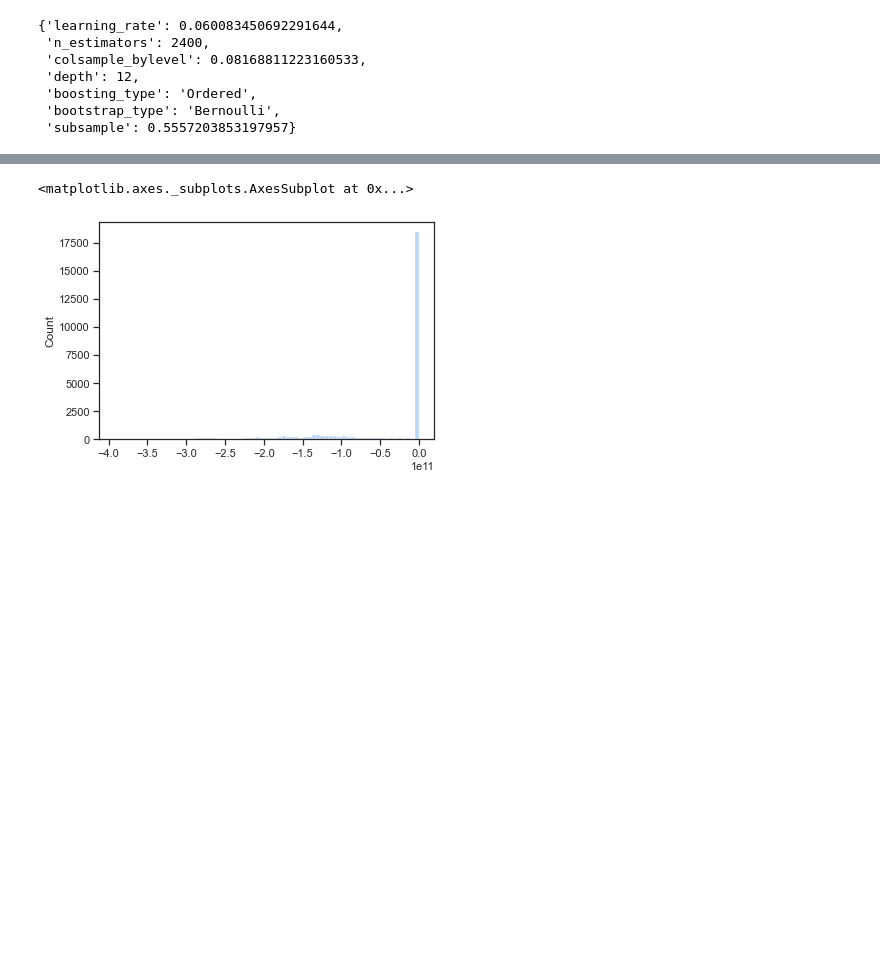
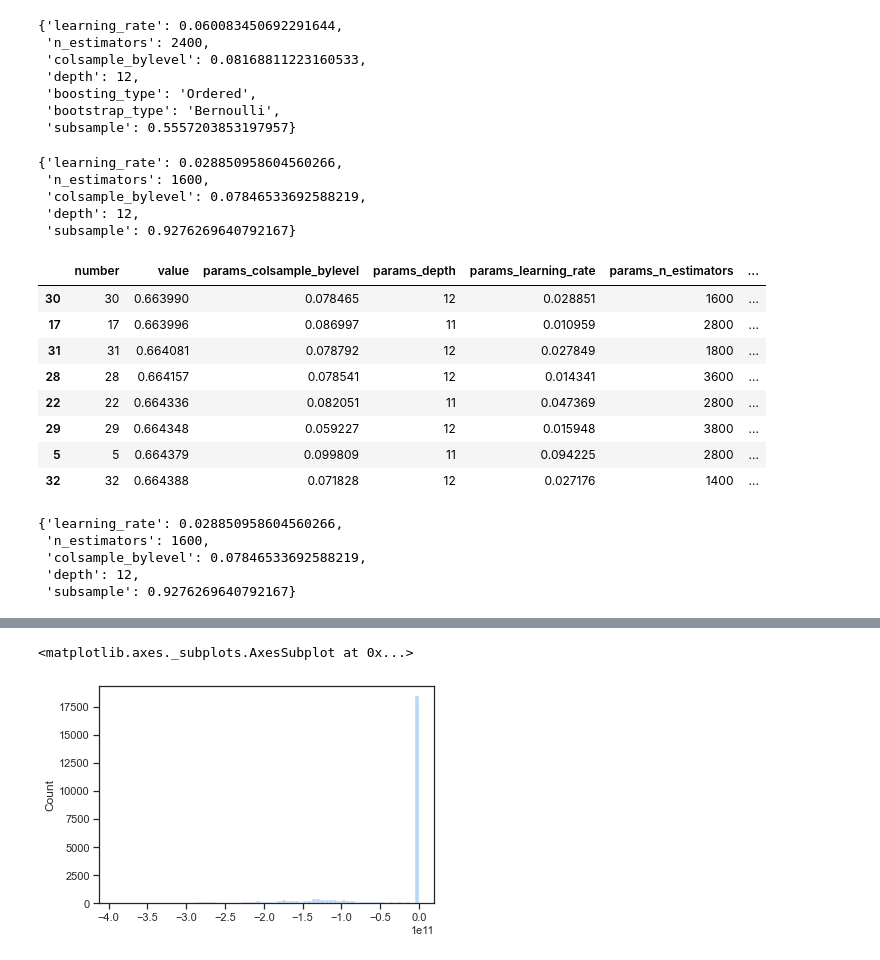
Before and after one commit to Gangtaro/data_science_repository, a Jupyter notebook: COMPETETION_LOG/DACON_210405_credit/test_modeling-Copy2.ipynb, the cells around one changed output, grey strips where cells are left out. Drawn from its saved outputs; the diff is of its cells as text; code cells hidden in the pictures; blank space fills up the shorter version.

```diff
--- a/COMPETETION_LOG/DACON_210405_credit/test_modeling-Copy2.ipynb
+++ b/COMPETETION_LOG/DACON_210405_credit/test_modeling-Copy2.ipynb
@@ -639,6 +598,38 @@ study_make_model_params.best_params
  'boosting_type': 'Ordered',
  'bootstrap_type': 'Bernoulli',
  'subsample': 0.5557203853197957}
+# %%
+study_make_model_params.best_params
+# %% [output]
+{'learning_rate': 0.028850958604560266,
+ 'n_estimators': 1600,
+ 'colsample_bylevel': 0.07846533692588219,
+ 'depth': 12,
+ 'subsample': 0.9276269640792167}
+# %%
+params_df = study_make_model_params.trials_dataframe()
+params_df.drop(34, inplace = True)
+params_df.drop(['datetime_start', 'datetime_complete', 'duration', 'state'], axis = 1, inplace=True)
+# %%
+params_df.sort_values('value').head(8)
+# %% [output]
+|  | number | value | params_colsample_bylevel | params_depth | params_learning_rate | params_n_estimators | ... |
+| 30 | 30 | 0.663990 | 0.078465 | 12 | 0.028851 | 1600 | ... |
+| 17 | 17 | 0.663996 | 0.086997 | 11 | 0.010959 | 2800 | ... |
+| 31 | 31 | 0.664081 | 0.078792 | 12 | 0.027849 | 1800 | ... |
+| 28 | 28 | 0.664157 | 0.078541 | 12 | 0.014341 | 3600 | ... |
+| 22 | 22 | 0.664336 | 0.082051 | 11 | 0.047369 | 2800 | ... |
+| 29 | 29 | 0.664348 | 0.059227 | 12 | 0.015948 | 3800 | ... |
+| 5 | 5 | 0.664379 | 0.099809 | 11 | 0.094225 | 2800 | ... |
+| 32 | 32 | 0.664388 | 0.071828 | 12 | 0.027176 | 1400 | ... |
+# %%
+study_make_model_params.best_params
+# %% [output]
+{'learning_rate': 0.028850958604560266,
+ 'n_estimators': 1600,
+ 'colsample_bylevel': 0.07846533692588219,
+ 'depth': 12,
+ 'subsample': 0.9276269640792167}
 # %%
 skfold = StratifiedKFold(n_splits=15, shuffle=True, random_state=55)
 folds=[]
```
Also changed, not shown: parts of 21 cells of this notebook, 6 other files.
